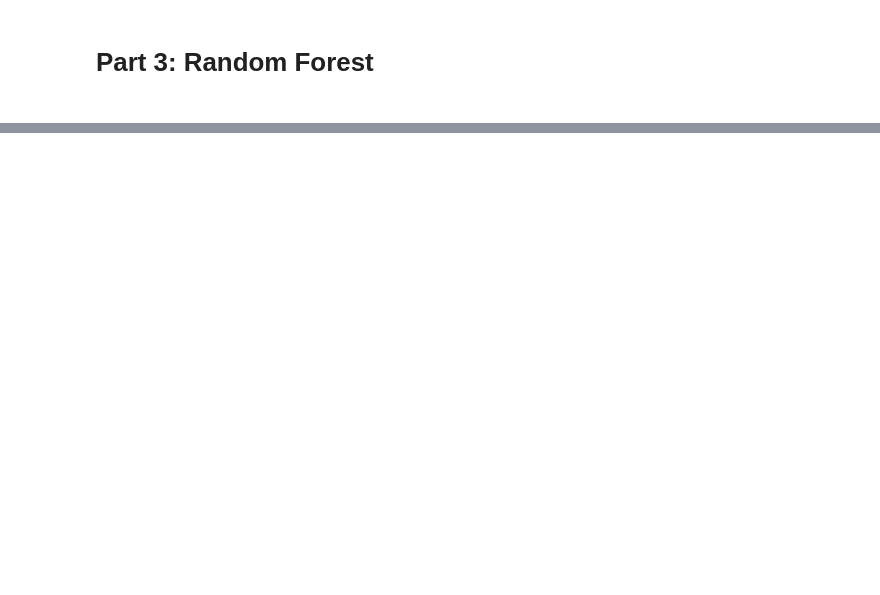
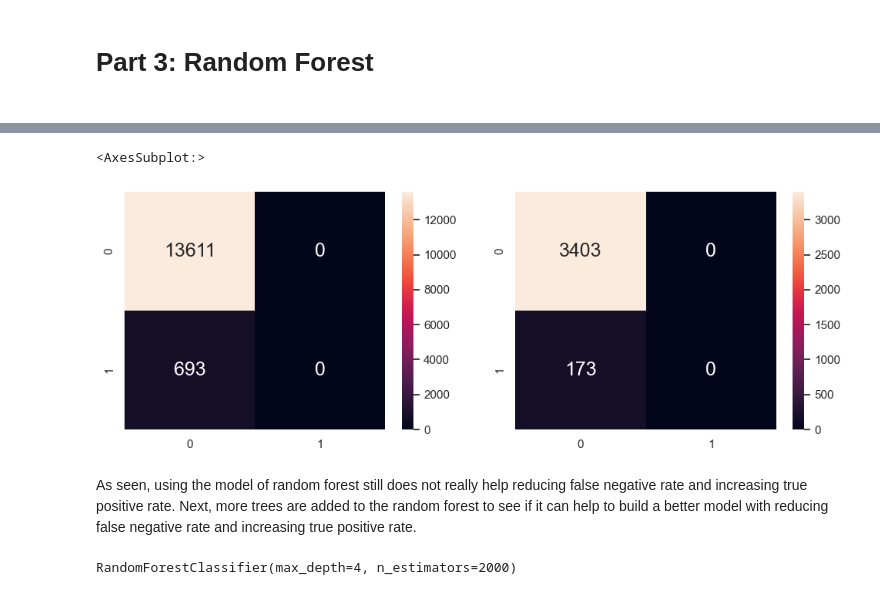
Before and after one commit to edward62740/sc1015-project, a Jupyter notebook: Random Forest.ipynb, the cells around one changed output, grey strips where cells are left out. Drawn from its saved outputs; the diff is of its cells as text; code cells hidden in the pictures; blank space fills up the shorter version.

```diff
--- a/Random Forest.ipynb
+++ b/Random Forest.ipynb
@@ -39,0 +257,9 @@ RANDOM_SPLIT_SEED = 11
+# %%
+from sklearn.ensemble import RandomForestClassifier
+
+# Now, the Random Forest object is created:
+ran_frt = RandomForestClassifier(n_estimators = 100,
+                                 max_depth = 4)
+
+# Random Forest is fitted on Train and Test Data:
+ran_frt.fit(X_train, y_train)
@@ -39,0 +268,11 @@ RANDOM_SPLIT_SEED = 11
+# %%
+y_train_predt=ran_frt.predict(X_train)
+y_test_predt=ran_frt.predict(X_test)
+print("The accuracy of train data set is: ", ran_frt.score(X_train, y_train))
+print("The accuracy of test data set is: ", ran_frt.score(X_test, y_test))
+
+
+print("For train model: ")
+rate(confusion_matrix(y_train, y_train_predt))
+print("For test model: ")
+rate(confusion_matrix(y_test, y_test_predt))
@@ -39,0 +292,17 @@ RANDOM_SPLIT_SEED = 11
+# %%
+f, axes=plt.subplots(1, 2, figsize=(12,4))
+sb.heatmap(confusion_matrix(y_train, y_train_predt), annot=True, fmt=".0f", annot_kws={"size":18}, ax=axes[0])
+sb.heatmap(confusion_matrix(y_test, y_test_predt), annot=True, fmt=".0f", annot_kws={"size":18}, ax=axes[1])
+# %% [output]
+<AxesSubplot:>
+[figure, added]
+# %% [markdown]
+As seen, using the model of random forest still does not really help reducing false negative rate and increasing true positive rate. Next, more trees are added to the random forest to see if it can help to build a better model with reducing false negative rate and increasing true positive rate.
+# %%
+ran_frt = RandomForestClassifier(n_estimators = 2000,
+                                 max_depth = 4)
+
+# Random Forest is fitted on Train and Test Data:
+ran_frt.fit(X_train, y_train)
+# %% [output]
+RandomForestClassifier(max_depth=4, n_estimators=2000)
```
Also changed, not shown: parts of 25 cells of this notebook.
